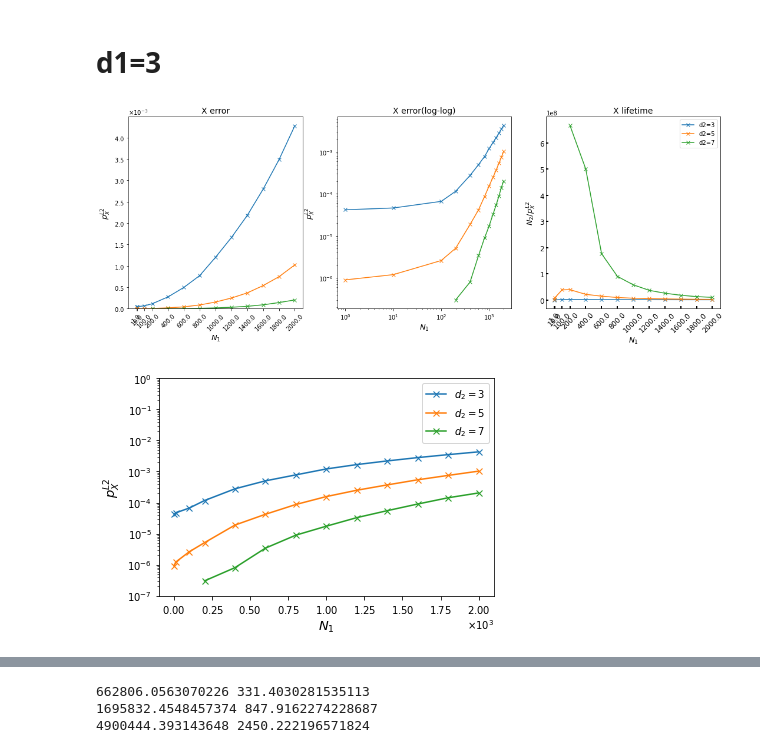
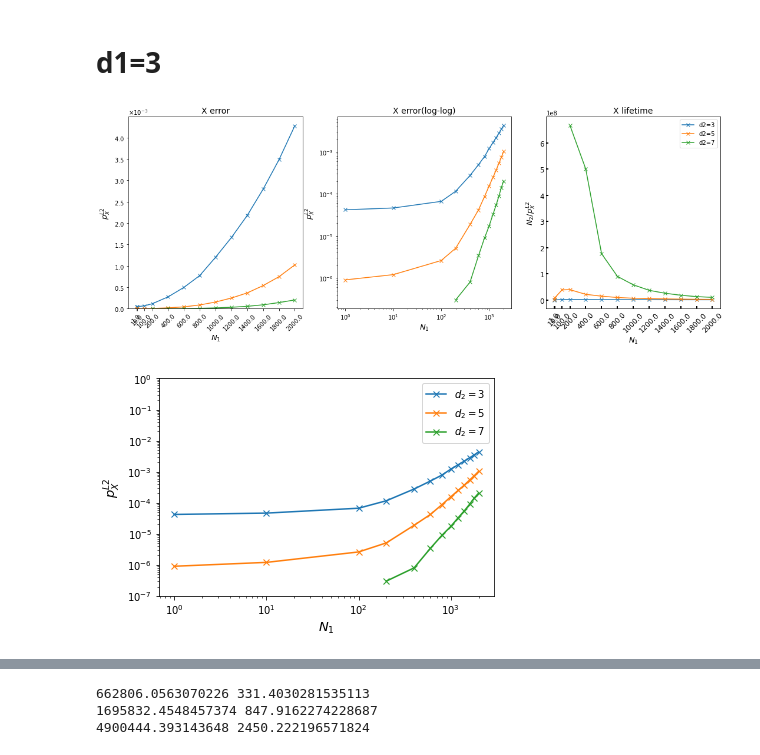
Before and after one commit to kono0924/Fujii-lab, a Jupyter notebook: surface_realistic/realistic_single_round/csv_view_0.005.ipynb, the cells around one changed output, grey strips where cells are left out. Drawn from its saved outputs; the diff is of its cells as text; code cells hidden in the pictures.

```diff
--- a/surface_realistic/realistic_single_round/csv_view_0.005.ipynb
+++ b/surface_realistic/realistic_single_round/csv_view_0.005.ipynb
@@ -55,31 +55,32 @@ axes[2].set_ylabel(r'$N_2/p_X^{L2}$', fontsize=13)
 axes[0].set_title("X error", fontsize=14)
 axes[1].set_title("X error(log-log)", fontsize=14)
 axes[1].set_xscale("log")
 axes[1].set_yscale("log")
 #axes[1].set_xticks(a)
 axes[2].tick_params(direction="in", width=2, length=4, labelsize=12)
 axes[2].set_title("X lifetime", fontsize=14)
 axes[2].set_xticks(a)
 axes[2].set_xticklabels(a, rotation=45)
 plt.legend()
 plt.show()
 
 fig, ax = plt.subplots()
 for i in range(len(code_distance_list)):
     b = np.array(data1.loc[code_distance_list[i]])
     ax.plot(a, b,marker='x',label=r"$d_2=$"+str(code_distance_list[i]))
 ax.set_xlabel(r"$N_1$", fontsize=13)
 ax.set_ylabel(r'$p_X^{L2}$', fontsize=13)
 ax.set_ylim(0,)
 ax.xaxis.set_major_formatter(ptick.ScalarFormatter(useMathText=True)) # x軸指数表記
 ax.ticklabel_format(style="sci",  axis="x",scilimits=(0,0))
 ax.yaxis.set_major_formatter(ptick.ScalarFormatter(useMathText=True)) # y軸指数表記
 ax.ticklabel_format(style="sci",  axis="y",scilimits=(0,0))
 ax.set_yscale("log")
+ax.set_xscale("log")
 ax.set_ylim(1e-7,1)
 #ax.set_xticklabels(a, rotation=45)
 plt.legend()
 plt.show()
 # %% [output]
 [figure]
-[figure, old version]
+[figure, new version]
```
Also changed, not shown: parts of 7 cells of this notebook, 4 other files.
